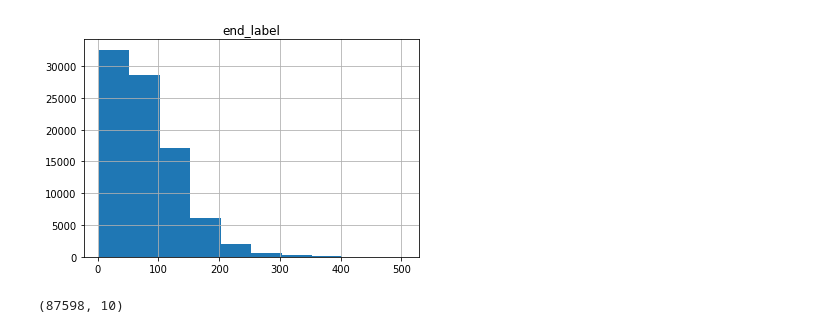
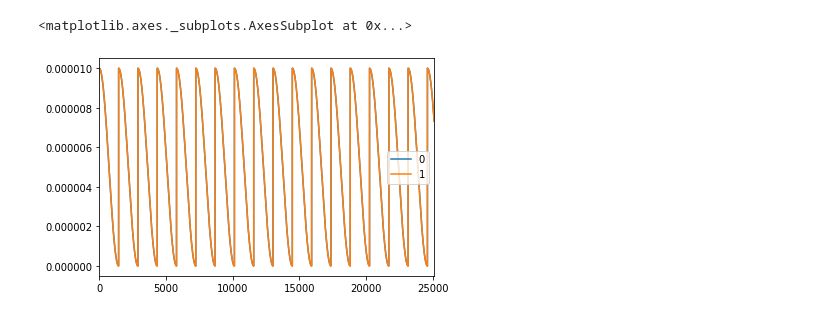
Before and after one commit to rouzbeh-afrasiabi/BertFineTuning, a Jupyter notebook: train_question_answering.ipynb, the cells around one changed output. Saved outputs shown, nothing was run; the diff lists cells and outputs as text; code cells hidden in the pictures.

```diff
--- a/train_question_answering.ipynb
+++ b/train_question_answering.ipynb
@@ -134,8 +133,0 @@ df.boxplot('start_label');
-# %%
-df.hist('end_label');
-# %% [output]
-[figure, removed]
-# %%
-df[df.isna()].shape
-# %% [output]
-(87598, 10)
@@ -145,0 +134,5 @@ new_df.to_csv('./data/processed/dev_v1_1_2.csv')
+# %%
+pd.DataFrame(BFT.learning_rate).plot()
+# %% [output]
+<matplotlib.axes._subplots.AxesSubplot at 0x...>
+[figure, added]
```
Also changed, not shown: parts of 24 cells of this notebook, 7 other files.
